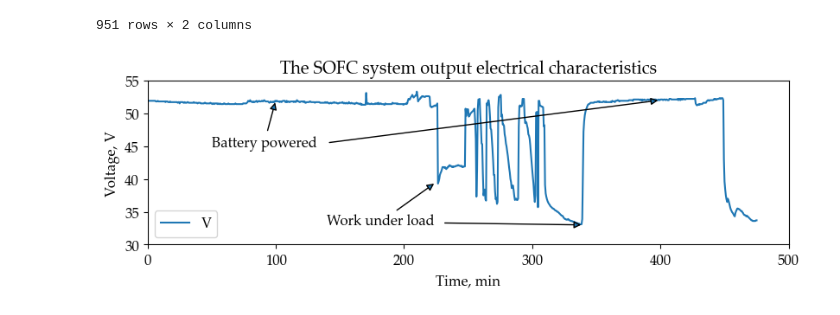
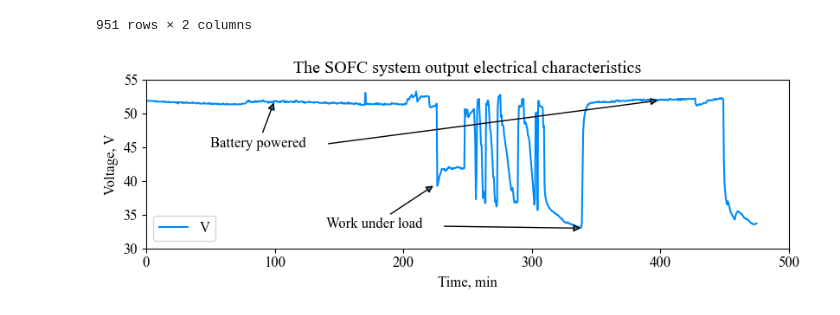
Before and after one commit to caapel/SOFC, a Jupyter notebook: graph.ipynb, the cells around one changed output. Cells and saved outputs as stored; diff of their text form; code cells hidden in the pictures.

```diff
--- a/graph.ipynb
+++ b/graph.ipynb
@@ -7,7 +7,7 @@ from datetime import time
 from datetime import datetime
 from datetime import timedelta
 
-plt.rcParams['font.family'] = 'Palatino Linotype'
+plt.rcParams['font.family'] = 'Times New Roman'
 plt.rcParams['font.size'] = 12
 # %%
 df_voltage = pd.read_excel('./article/DATA.xlsx', sheet_name="Sheet2")
@@ -45,36 +45,36 @@ None
 plt.figure(figsize=(16, 3))
 plt.subplot(1, 2, 2)
 
-plt.plot(df_voltage.Time, df_voltage.Voltage, '#1f77b4') # , label='voltage')
+plt.plot(df_voltage.Time, df_voltage.Voltage, '#008bfb') # , label='voltage')
 plt.xlabel('Time, min')
 plt.xlim(0, 500)
 plt.ylabel('Voltage, V')
 plt.ylim(30, 55)
 plt.legend('Voltage')
 plt.title('The SOFC system output electrical characteristics')
 
 plt.annotate('Work under load', xy=(225, 39.5),
              xycoords='data', xytext=(140, 33),
              textcoords='data', fontsize=12,
              arrowprops=dict(arrowstyle='-|>'))
 
 plt.annotate('', xy=(340, 33),
              xycoords='data', xytext=(230, 33.3),
              textcoords='data', fontsize=12,
              arrowprops=dict(arrowstyle='-|>'))
 
 plt.annotate('Battery powered', xy=(100, 52),
              xycoords='data', xytext=(50, 45),
              textcoords='data', fontsize=12,
              arrowprops=dict(arrowstyle='-|>'))
 
 plt.annotate('', xy=(400, 52),
              xycoords='data', xytext=(140, 45.5),
              textcoords='data', fontsize=12,
              arrowprops=dict(arrowstyle='-|>'))
 
 plt.tight_layout()
 plt.savefig('pictures/The SOFC system output electrical characteristics.png', dpi = 300, transparent = True)
 plt.show()
 # %% [output]
-[figure, old version]
+[figure, new version]
```
Also changed, not shown: 2 other files.
